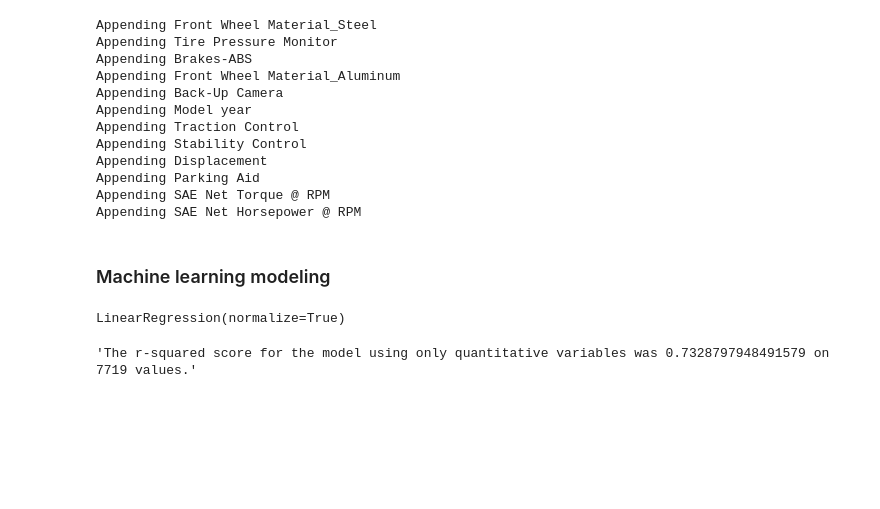
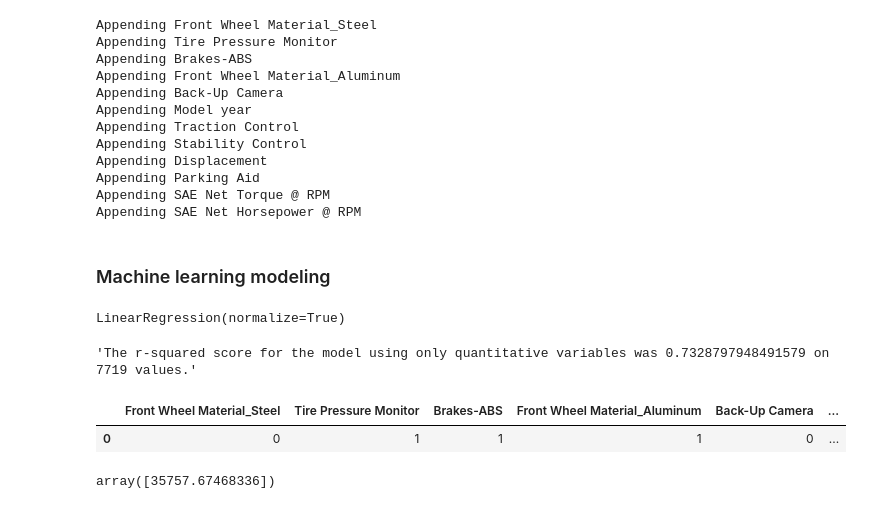
Before and after one commit to taagitacc/car-price-factors, a Jupyter notebook: price_analysis.ipynb, the cells around one changed output. Drawn from its saved outputs; the diff is of its cells as text; code cells hidden in the pictures; blank space fills up the shorter version.

Commit message:
Example car price prediction added

```diff
--- a/price_analysis.ipynb
+++ b/price_analysis.ipynb
@@ -364,3 +364,31 @@ y_test_preds = lm_model.predict(X_test)
 "The r-squared score for the model using only quantitative variables was {} on {} values.".format(r2_score(y_test, y_test_preds), len(y_test))
 # %% [output]
 'The r-squared score for the model using only quantitative variables was 0.7328797948491579 on 7719 values.'
+# %%
+# Enter the parameters of a psecific car
+# Example middle class family car
+car = {
+    'Front Wheel Material_Steel': [0],
+    'Tire Pressure Monitor': [1],
+    'Brakes-ABS': [1],
+    'Front Wheel Material_Aluminum': [1],
+    'Back-Up Camera': [0],
+    'Model year': [2020],
+    'Traction Control': [1],
+    'Stability Control': [1],
+    'Displacement': [1.4],
+    'Parking Aid': [1],
+    'SAE Net Torque @ RPM': [250],
+    'SAE Net Horsepower @ RPM': [140]
+}
+
+df_car = pd.DataFrame.from_dict(car, orient='columns')
+df_car.head()
+# %% [output]
+|  | Front Wheel Material_Steel | Tire Pressure Monitor | Brakes-ABS | Front Wheel Material_Aluminum | Back-Up Camera | ... |
+| 0 | 0 | 1 | 1 | 1 | 0 | ... |
+# %%
+# Predict car price using the model
+lm_model.predict(df_car)
+# %% [output]
+array([35757.67468336])
```
